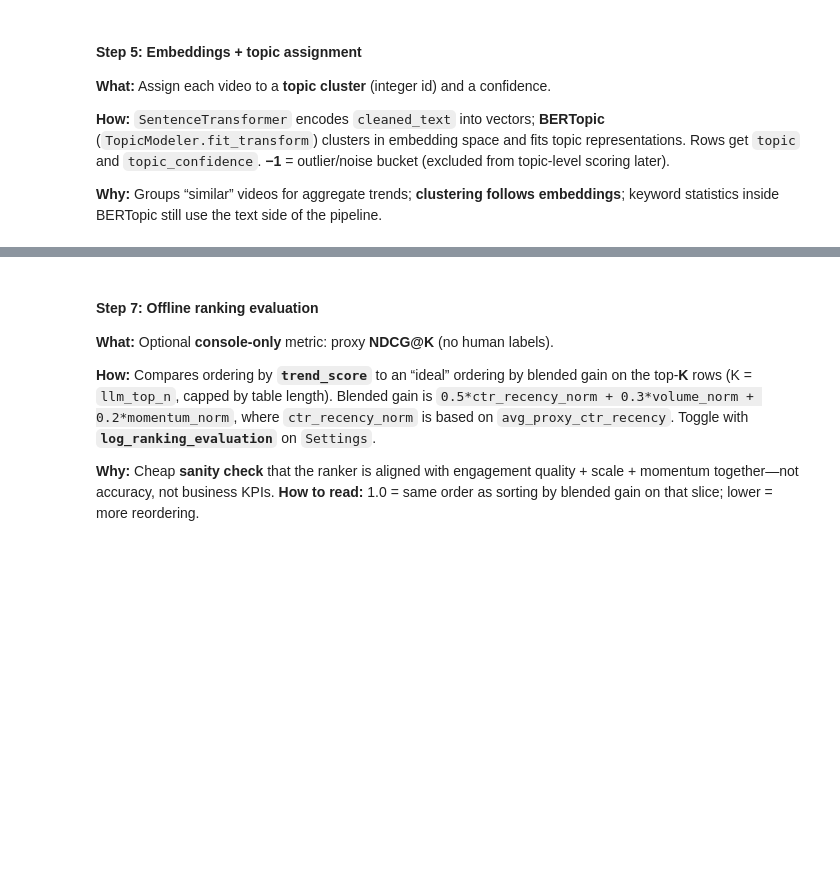
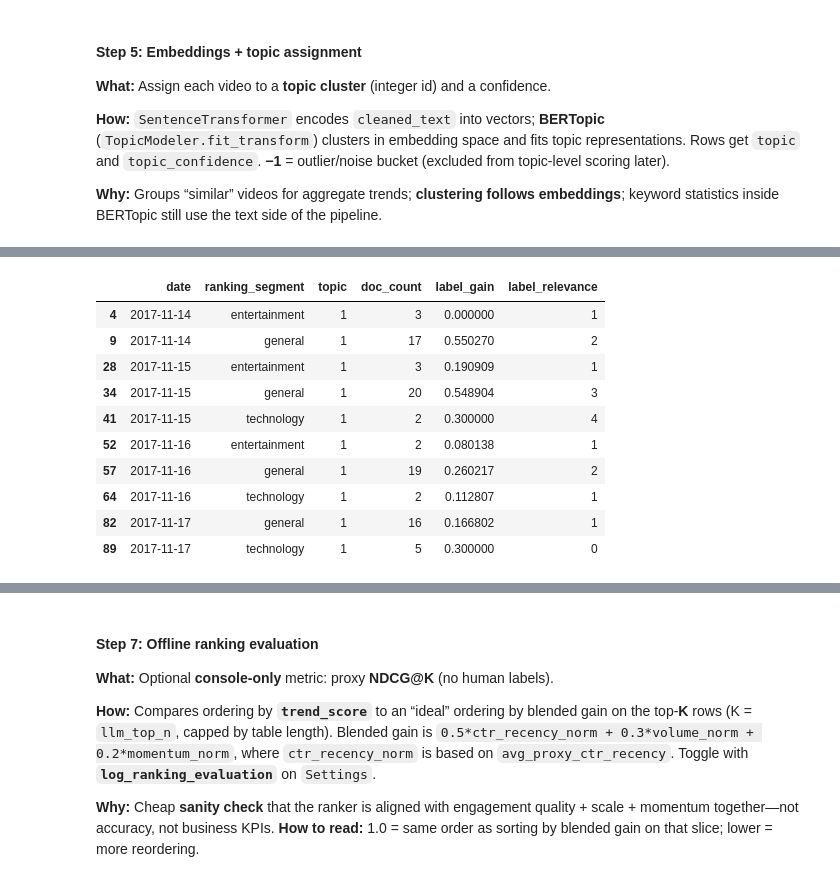
Before and after one commit to shree6791/Mailchimp-Email-Marketing, a Jupyter notebook: notebooks/trend_pipeline_walkthrough.ipynb, the cells around one changed output, grey strips where cells are left out. Cells and saved outputs as stored; diff of their text form; code cells hidden in the pictures; blank space fills up the shorter version.

```diff
--- a/notebooks/trend_pipeline_walkthrough.ipynb
+++ b/notebooks/trend_pipeline_walkthrough.ipynb
@@ -242,0 +252,77 @@ display(t[cols].head(5))
+# %%
+# Build the exact LambdaMART training frame used by TrendScorer (compact demo walkthrough).
+scorer = ctx.engine.trend_scorer
+v = ctx.videos_df
+assert v is not None
+
+valid = v[v["topic"] != -1].copy()
+valid["date"] = scorer.parse_trending_date(valid["trending_date"])
+valid = valid.dropna(subset=["date"])
+valid = scorer._build_video_level_features(valid)
+valid = scorer._attach_video_segments(valid, ctx.engine.topic_modeler)
+
+# 1) Pick one demo topic (prefer one that appears across multiple segments).
+topic_segment_counts = (
+    valid.groupby("topic")["ranking_segment"].nunique().sort_values(ascending=False)
+)
+if topic_segment_counts.empty:
+    raise RuntimeError("No valid topics available for LambdaMART walkthrough.")
+
+demo_topic_id = int(topic_segment_counts.index[0])
+n_segments = int(topic_segment_counts.iloc[0])
+print("chosen demo topic:", demo_topic_id)
+print("segment variants for demo topic:", n_segments)
+if n_segments <= 1:
+    print("Note: no multi-segment topic in this slice; using highest-coverage topic.")
+
+# 2) Show only the core training rows for this topic as topic-segment pairs.
+train_df = scorer._build_lambdamart_training_frame(valid)
+demo_train_rows = train_df[train_df["topic"] == demo_topic_id][
+    [
+        "date",
+        "ranking_segment",
+        "topic",
+        "doc_count",
+        "label_gain",
+        "label_relevance",
+    ]
+].sort_values(["date", "ranking_segment"])
+print("demo topic training rows:", len(demo_train_rows))
+display(demo_train_rows)
+
+# 3) Build one query from this topic and show pairwise ordering table.
+demo_queries = demo_train_rows[["date", "ranking_segment"]].drop_duplicates()
+if demo_queries.empty:
+    print("No LambdaMART query rows available for this demo topic in this slice.")
+else:
+    example_date, example_segment = demo_queries.sort_values("date").iloc[-1]
+    print(f"Example query for demo topic: date={example_date}, segment={example_segment}")
+
+    query_rows = train_df[
+        (train_df["date"] == example_date)
+        & (train_df["ranking_segment"] == example_segment)
+    ][
+        [
+            "topic",
+            "label_relevance",
+            "label_gain",
+        ]
+    ].sort_values("label_relevance", ascending=False).reset_index(drop=True)
+
+    pairs = query_rows.merge(query_rows, how="cross", suffixes=("_a", "_b"))
+    pairs = pairs[
+        (pairs["topic_a"] != pairs["topic_b"])
+        & (pairs["label_relevance_a"] > pairs["label_relevance_b"])
+    ]
+
+    pair_cols = [
+        "topic_a",
+        "label_relevance_a",
+        "label_gain_a",
+        "topic_b",
+        "label_relevance_b",
+        "label_gain_b",
+    ]
+    display(pairs[pair_cols].head(12))
+    print(f"Pairwise ordering comparisons in this query: {len(pairs)}")
+# %% [output]
@@ -242,0 +332,11 @@ display(t[cols].head(5))
+|  | date | ranking_segment | topic | doc_count | label_gain | label_relevance |
+| 4 | 2017-11-14 | entertainment | 1 | 3 | 0.000000 | 1 |
+| 9 | 2017-11-14 | general | 1 | 17 | 0.550270 | 2 |
+| 28 | 2017-11-15 | entertainment | 1 | 3 | 0.190909 | 1 |
+| 34 | 2017-11-15 | general | 1 | 20 | 0.548904 | 3 |
+| 41 | 2017-11-15 | technology | 1 | 2 | 0.300000 | 4 |
+| 52 | 2017-11-16 | entertainment | 1 | 2 | 0.080138 | 1 |
+| 57 | 2017-11-16 | general | 1 | 19 | 0.260217 | 2 |
+| 64 | 2017-11-16 | technology | 1 | 2 | 0.112807 | 1 |
+| 82 | 2017-11-17 | general | 1 | 16 | 0.166802 | 1 |
+| 89 | 2017-11-17 | technology | 1 | 5 | 0.300000 | 0 |
```
Also changed, not shown: parts of 9 cells of this notebook, 17 other files.
